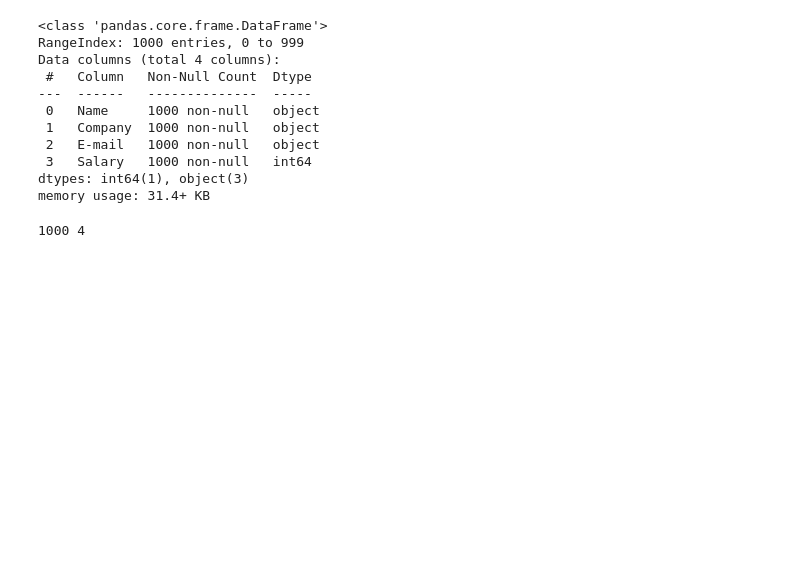
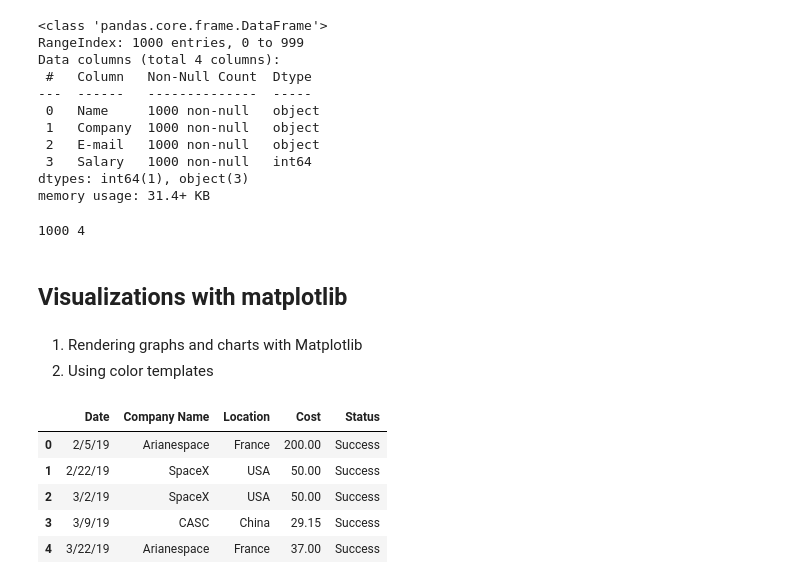
Before and after one commit to chlazaris/pandas_training, a Jupyter notebook: Pandas_Training.ipynb, the cells around one changed output. Cells and saved outputs as stored; diff of their text form; code cells hidden in the pictures; blank space fills up the shorter version.

```diff
--- a/Pandas_Training.ipynb
+++ b/Pandas_Training.ipynb
@@ -1536,3 +1536,8 @@ nrow, ncol = df.shape
 print(nrow, ncol)
 # %% [output]
 1000 4
+# %% [markdown]
+## Visualizations with matplotlib
+# %% [markdown]
+1. Rendering graphs and charts with Matplotlib
+2. Using color templates
@@ -1538,0 +1549,11 @@ print(nrow, ncol)
+# %%
+space = pd.read_csv("/Volumes/GoogleDrive/My Drive/Dropbox/Courses/Pandas_in_action_Manning/pandas-in-action-master/chapter_14_visualization/space_missions.csv")
+# %%
+space.head()
+# %% [output]
+|  | Date | Company Name | Location | Cost | Status |
+| 0 | 2/5/19 | Arianespace | France | 200.00 | Success |
+| 1 | 2/22/19 | SpaceX | USA | 50.00 | Success |
+| 2 | 3/2/19 | SpaceX | USA | 50.00 | Success |
+| 3 | 3/9/19 | CASC | China | 29.15 | Success |
+| 4 | 3/22/19 | Arianespace | France | 37.00 | Success |
```
Also changed, not shown: parts of 5 cells of this notebook.
